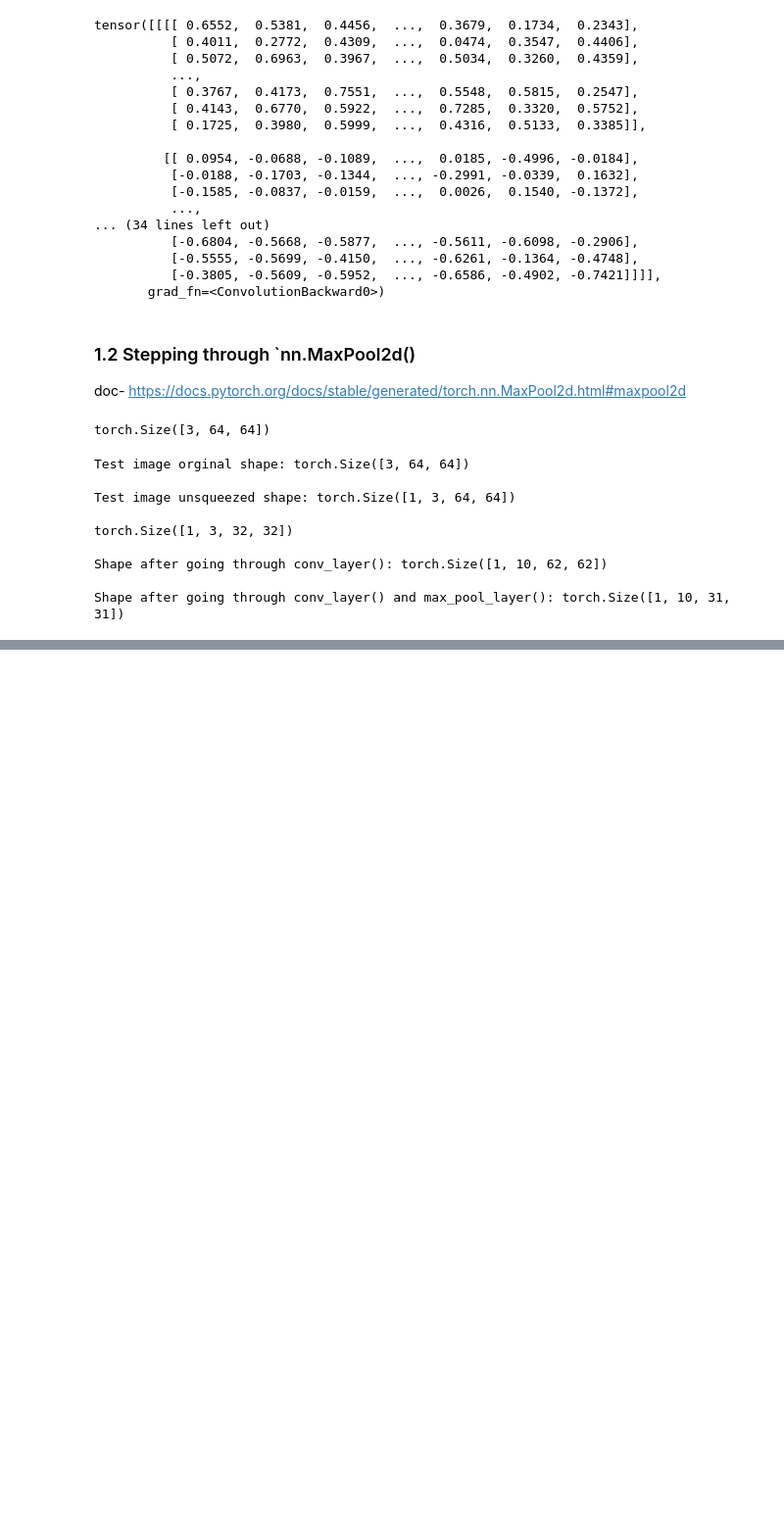
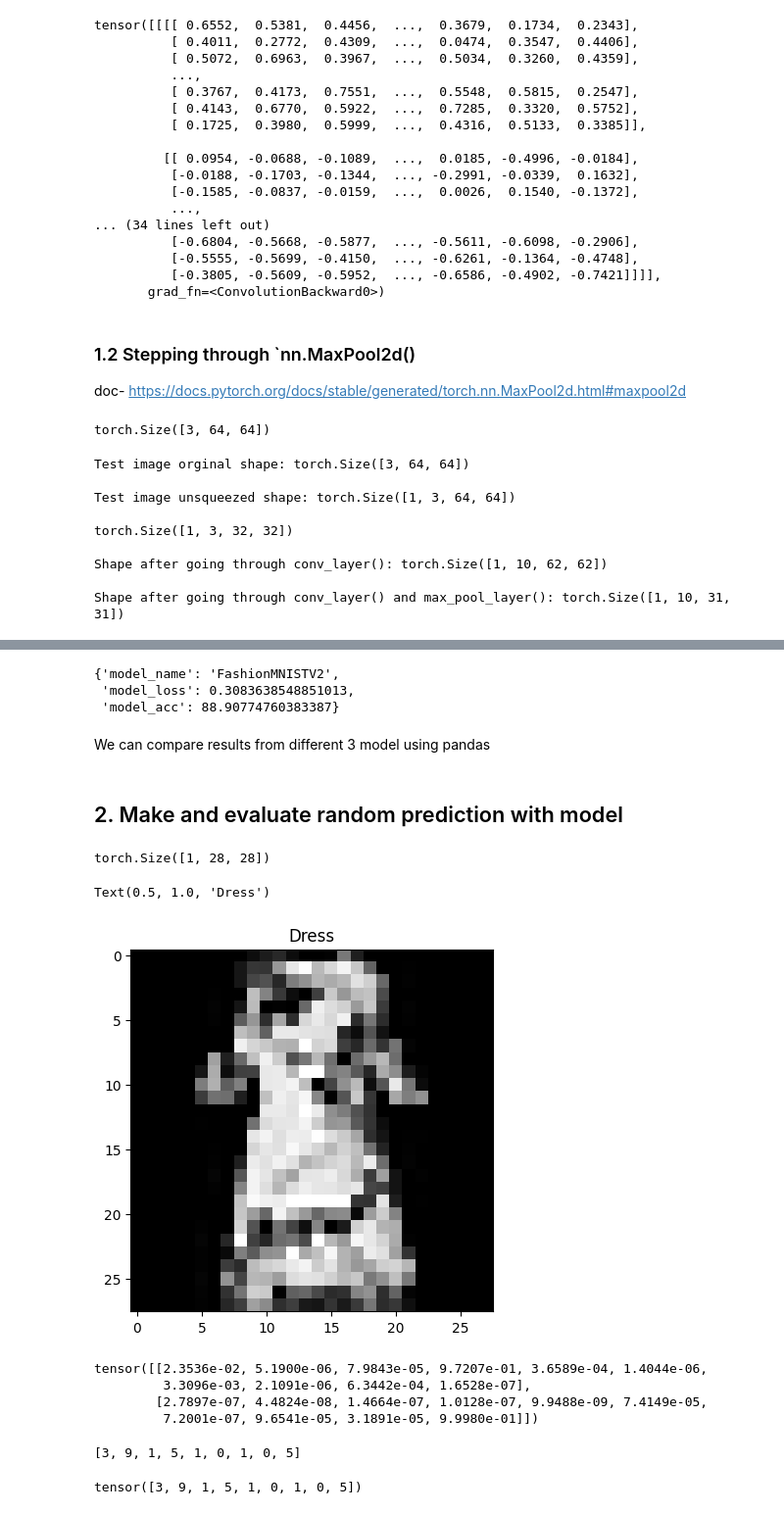
Before and after one commit to Sovit1056/Pytorch_practice, a Jupyter notebook: 03_v2_Computervision_CNN.ipynb, the cells around one changed output, grey strips where cells are left out. Shown at 98% size. Cells and saved outputs as stored; diff of their text form; code cells hidden in the pictures; blank space fills up the shorter version.

```diff
--- a/03_v2_Computervision_CNN.ipynb
+++ b/03_v2_Computervision_CNN.ipynb
@@ -175,0 +160,3 @@ OrderedDict([('conv_block_1.0.weight',
+# %%
+image, lable = train_data[0]
+image.shape
@@ -275,0 +464,16 @@ Shape after going through conv_layer() and max_pool_layer(): torch.Size([1, 10,
+# %%
+# Get CNN model results
+model_2_results = eval_model(model=model_2,
+                             data_loader=test_dataloader,
+                             loss_fn=loss_fn,
+                             accuracy_fn=accuracy_fn,
+                             )
+model_2_results
+# %% [output]
+{'model_name': 'FashionMNISTV2',
+ 'model_loss': 0.3083638548851013,
+ 'model_acc': 88.90774760383387}
+# %% [markdown]
+We can compare results from different 3 model using pandas
+# %% [markdown]
+## 2. Make and evaluate random prediction with model
@@ -275,0 +507,40 @@ Shape after going through conv_layer() and max_pool_layer(): torch.Size([1, 10,
+# %%
+import random
+# random.seed(42)
+test_sample = []
+test_label = []
+for sample, lable in random.sample(list(test_data), k=9):
+  test_sample.append(sample)
+  test_label.append(lable)
+
+# View the first sample shape
+test_sample[0].shape
+# %% [output]
+torch.Size([1, 28, 28])
+# %%
+plt.imshow(test_sample[0].squeeze(), cmap="gray")
+plt.title(class_names[test_label[0]])
+# %% [output]
+Text(0.5, 1.0, 'Dress')
+[figure, added]
+# %%
+from os import pread
+# Make_predictions
+pred_probs = make_predictions(model=model_2,
+                              data=test_sample)
+pred_probs[:2]
+# %% [output]
+tensor([[2.3536e-02, 5.1900e-06, 7.9843e-05, 9.7207e-01, 3.6589e-04, 1.4044e-06,
+         3.3096e-03, 2.1091e-06, 6.3442e-04, 1.6528e-07],
+        [2.7897e-07, 4.4824e-08, 1.4664e-07, 1.0128e-07, 9.9488e-09, 7.4149e-05,
+         7.2001e-07, 9.6541e-05, 3.1891e-05, 9.9980e-01]])
+# %%
+test_label
+# %% [output]
+[3, 9, 1, 5, 1, 0, 1, 0, 5]
+# %%
+# Convert prediction probabilities to labels
+pred_classes= pred_probs.argmax(dim=1)
+pred_classes
+# %% [output]
+tensor([3, 9, 1, 5, 1, 0, 1, 0, 5])
```
Also changed, not shown: parts of 30 cells of this notebook.
